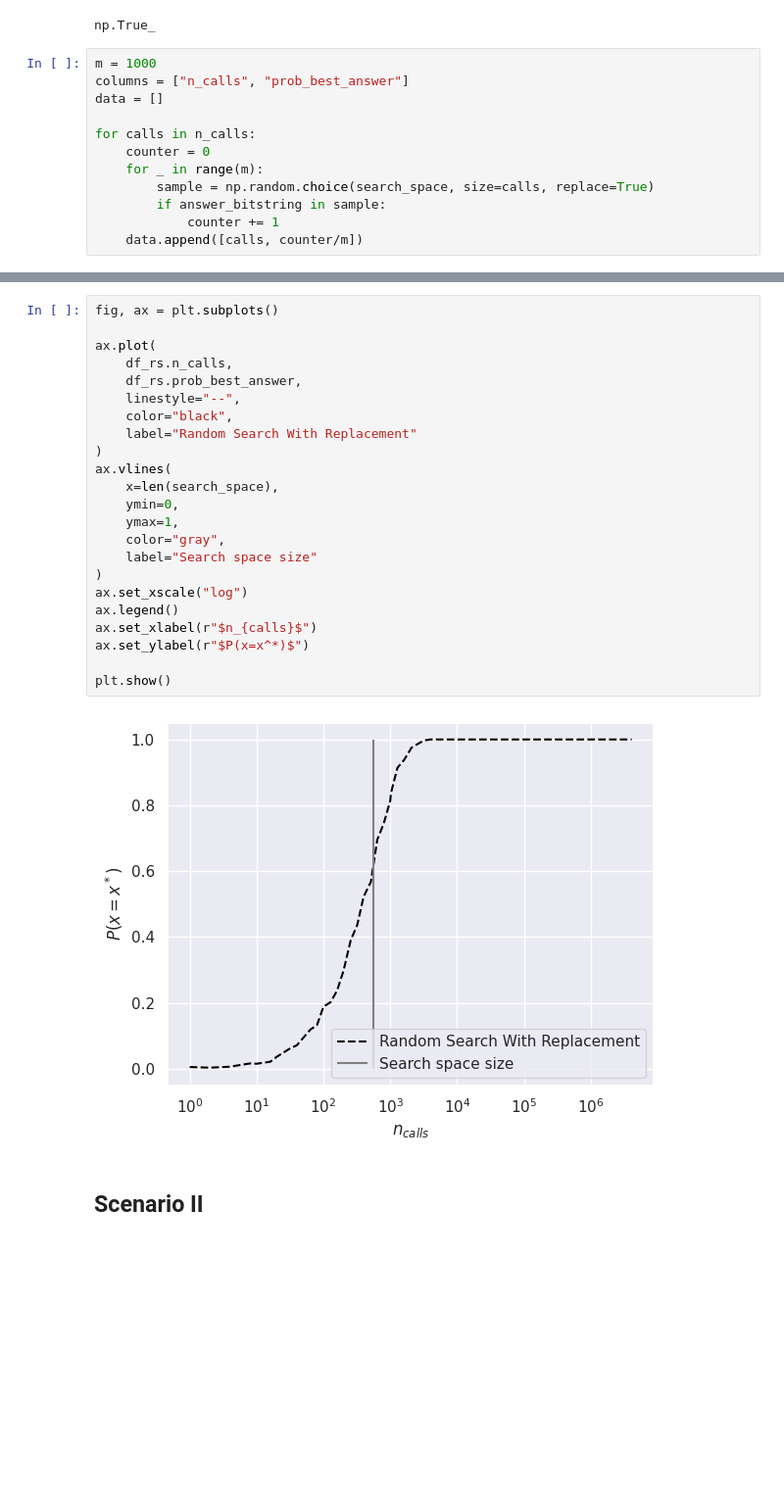
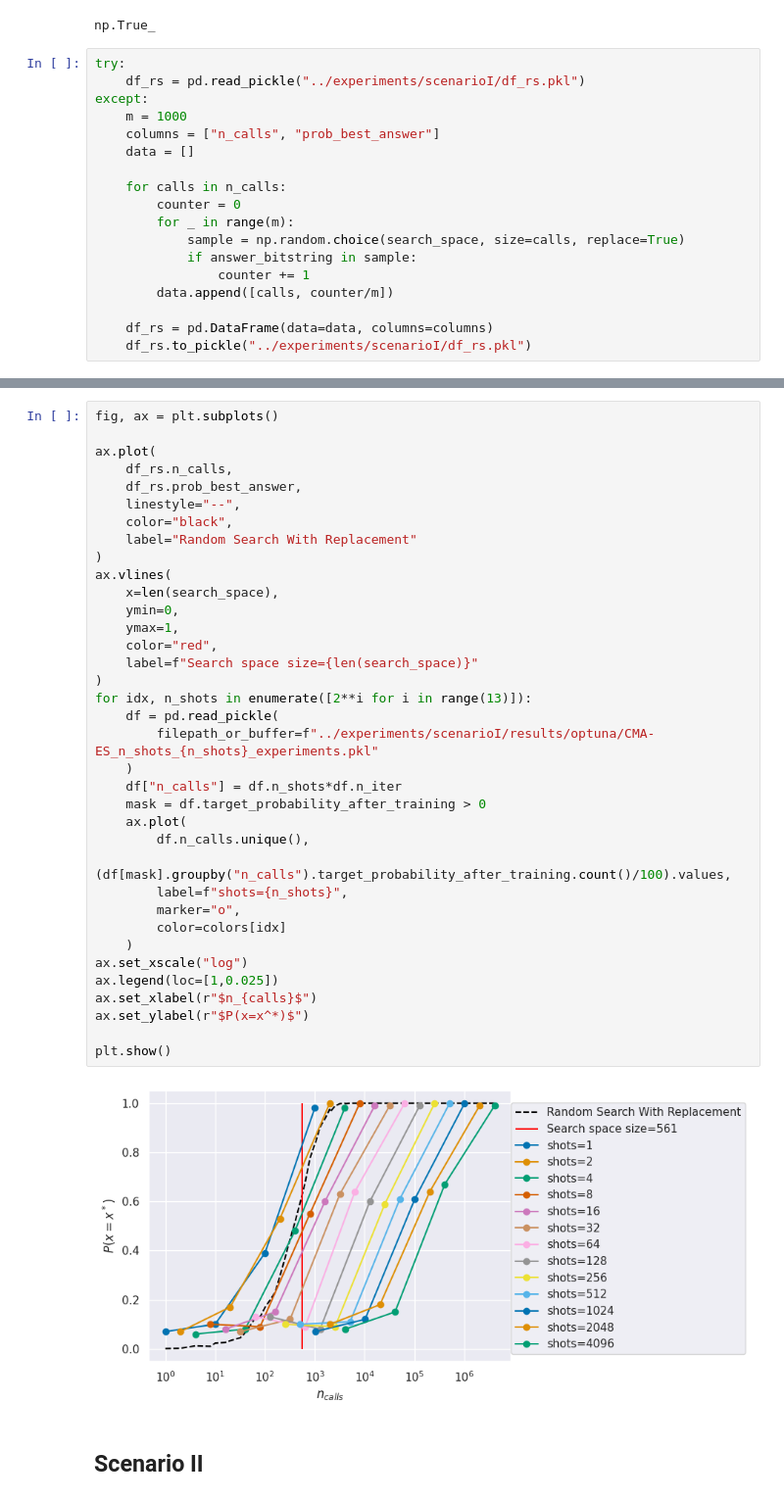
Before and after one commit to jvscursulim/quantum-optimization-dicke-states, a Jupyter notebook: src/notebooks/comparison_random_search_with_replacement.ipynb, the cells around one changed output, grey strips where cells are left out. Shown at 98% size. Saved outputs shown, nothing was run; the diff lists cells and outputs as text; blank space fills up the shorter version.

Commit message:
code updates and experiments analysis

```diff
--- a/src/notebooks/comparison_random_search_with_replacement.ipynb
+++ b/src/notebooks/comparison_random_search_with_replacement.ipynb
@@ -49,14 +48,20 @@ len(search_space) == sum([scipy.special.comb(n,i) for i in range(1, k+1)])
 # %% [output]
 np.True_
 # %%
-m = 1000
-columns = ["n_calls", "prob_best_answer"]
-data = []
+try:
+    df_rs = pd.read_pickle("../experiments/scenarioI/df_rs.pkl")
+except:
+    m = 1000
+    columns = ["n_calls", "prob_best_answer"]
+    data = []
 
-for calls in n_calls:
-    counter = 0
-    for _ in range(m):
-        sample = np.random.choice(search_space, size=calls, replace=True)
-        if answer_bitstring in sample:
-            counter += 1
-    data.append([calls, counter/m])
+    for calls in n_calls:
+        counter = 0
+        for _ in range(m):
+            sample = np.random.choice(search_space, size=calls, replace=True)
+            if answer_bitstring in sample:
+                counter += 1
+        data.append([calls, counter/m])
+
+    df_rs = pd.DataFrame(data=data, columns=columns)
+    df_rs.to_pickle("../experiments/scenarioI/df_rs.pkl")
@@ -66,28 +68,41 @@ df_rs.to_pickle("../experiments/scenarioI/df_rs.pkl")
 # %%
 fig, ax = plt.subplots()
 
 ax.plot(
     df_rs.n_calls,
     df_rs.prob_best_answer,
     linestyle="--",
     color="black",
     label="Random Search With Replacement"
 )
 ax.vlines(
     x=len(search_space),
     ymin=0,
     ymax=1,
-    color="gray",
-    label="Search space size"
+    color="red",
+    label=f"Search space size={len(search_space)}"
 )
+for idx, n_shots in enumerate([2**i for i in range(13)]):
+    df = pd.read_pickle(
+        filepath_or_buffer=f"../experiments/scenarioI/results/optuna/CMA-ES_n_shots_{n_shots}_experiments.pkl"
+    )
+    df["n_calls"] = df.n_shots*df.n_iter
+    mask = df.target_probability_after_training > 0
+    ax.plot(
+        df.n_calls.unique(),
+        (df[mask].groupby("n_calls").target_probability_after_training.count()/100).values,
+        label=f"shots={n_shots}",
+        marker="o",
+        color=colors[idx]
+    )
 ax.set_xscale("log")
-ax.legend()
+ax.legend(loc=[1,0.025])
 ax.set_xlabel(r"$n_{calls}$")
 ax.set_ylabel(r"$P(x=x^*)$")
 
 plt.show()
 # %% [output]
-[figure, old version]
+[figure, new version]
 # %% [markdown]
 ## Scenario II
 # %%
```
Also changed, not shown: parts of 12 cells of this notebook, 25 other files.
